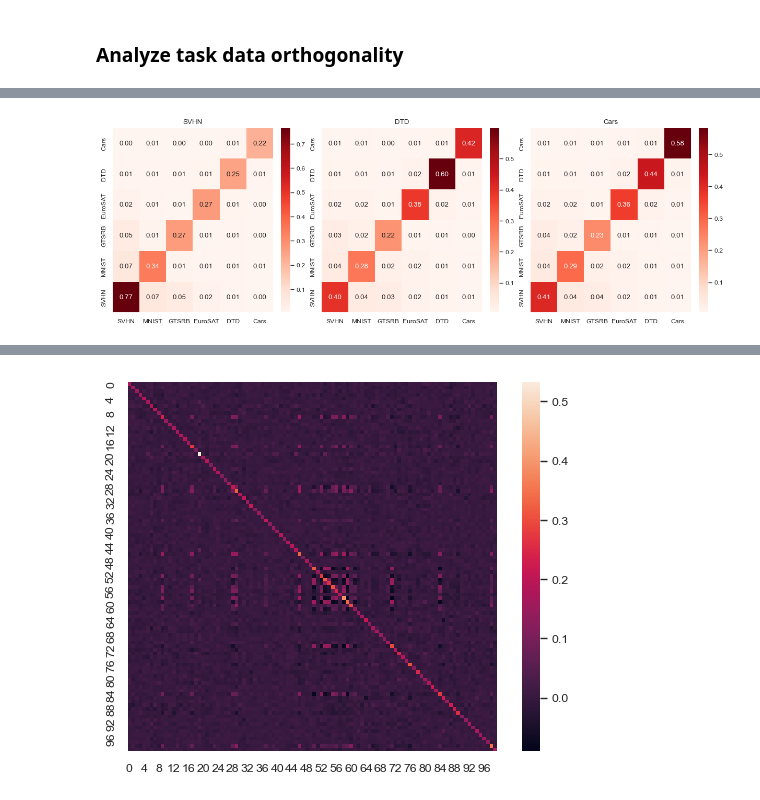
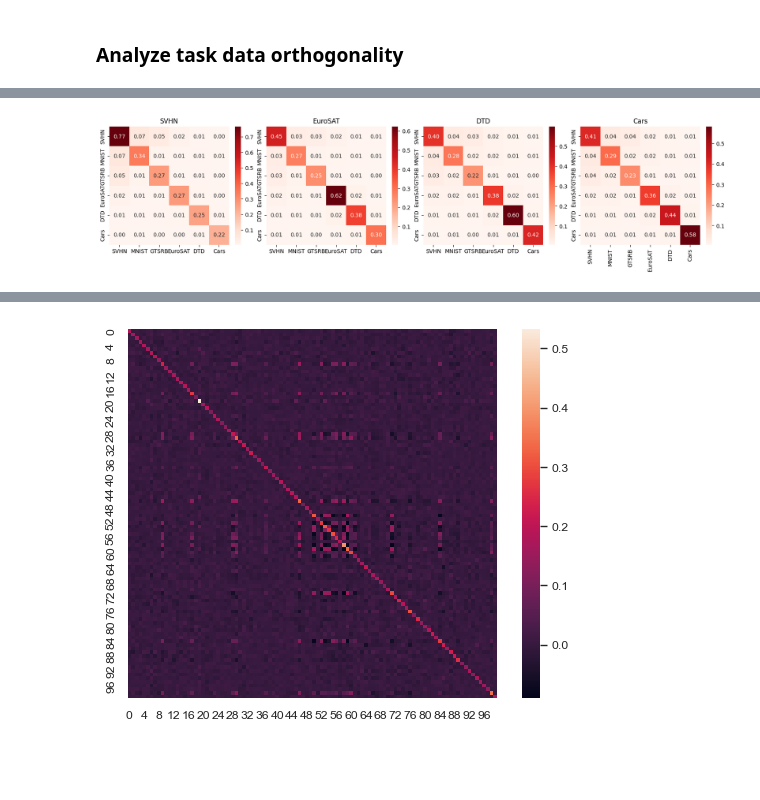
Before and after one commit to AntoAndGar/task_singular_vectors, a Jupyter notebook: anaylsis.ipynb, the cells around one changed output, grey strips where cells are left out. Cells and saved outputs as stored; diff of their text form; code cells hidden in the pictures; blank space fills up the shorter version.

Commit message:
Add EuroSAT

```diff
--- a/anaylsis.ipynb
+++ b/anaylsis.ipynb
@@ -1185,20 +1250,22 @@ torch.Size([10, 100])
 import pickle
 import os
 import os.path as osp
+import torch
 results_dir = "results"
 
 
 # 1. Load layer covariances for each task
+task_list = ['Cars', 'DTD', 'EuroSAT', 'GTSRB', 'MNIST', 'SVHN'][::-1]
 dataset_covs = {}
 for filename in [f for f in os.listdir(results_dir) if "covs" in f]:
     with open(osp.join(results_dir, filename), "rb") as f:
         covs_dict_i = pickle.load(f)
         dataset_name = filename.split('covs_')[1].split(".pkl")[0]
         dataset_covs[dataset_name] = covs_dict_i['covs']
-order = ['Cars', 'DTD', 'EuroSAT', 'GTSRB', 'MNIST', 'SVHN'][::-1]
+# order covariances
 dataset_covs = {
     k: dataset_covs[k]
-    for k in order
+    for k in task_list
     if k in dataset_covs
 }
 print("datasets_covs:", dataset_covs.keys())
@@ -1207,7 +1274,15 @@ print("datasets_covs:", dataset_covs.keys())
 with open(osp.join(results_dir, f"mats.pkl"), "rb") as f:
     mats_dict = pickle.load(f)
 mats = mats_dict['weights']
+mats_task_names = mats_dict['datasets']
 
+# Order mats
+# indices that reorder current -> desired
+mats_task_order = [mats_task_names.index(t) for t in task_list if t in mats_task_names]
+print("mask_task_order:", mats_task_order)
+# reorder each matrix
+for k in mats:
+    mats[k] = mats[k][mats_task_order]
 
 # Fix keys names
 # remove image_encoder. and .weight from keys
@@ -1302,53 +1331,40 @@ torch.Size([3, 14, 6, 6])
 trace_shape = traces.shape
 traces_mags = torch.linalg.norm(traces.reshape(N_TASKS_COV, N_LAYERS, -1), dim=-1)
 traces_normed = traces / traces_mags.reshape(N_TASKS_COV, N_LAYERS, 1, 1)
-
-# ax = sns.heatmap(
-#     traces_normed.mean(dim=1)[0].numpy(),
-#     cmap="Reds",
-#     annot=True,
-#     fmt=".2f",
-#     xticklabels=task_names,
-#     yticklabels=task_names
-# )
-# ax.invert_xaxis()
 
 import math
 import matplotlib.pyplot as plt
 import seaborn as sns
 
 labels = list(dataset_covs.keys())
 T = len(labels)
 
 ncols = min(4, T)
 nrows = math.ceil(T / ncols)
 
 fig, axes = plt.subplots(nrows, ncols, figsize=(4*ncols, 4*nrows), constrained_layout=True)
 axes = axes.flatten()
 
 for i, ax in enumerate(axes):
     if i >= T:
         ax.remove()
         continue
 
     sns.heatmap(
         traces_normed.mean(dim=1)[i].numpy(),
         cmap="Reds",
         annot=True,
         fmt=".2f",
-        xticklabels=task_names,
-        yticklabels=task_names,
+        xticklabels=task_list,
+        yticklabels=task_list,
         ax=ax,
-        # vmin=0,
-        # vmax=1.0,
-        # cbar=i == T-1,  # single colorbar
     )
     ax.set_title(labels[i])
-    ax.invert_xaxis()
+    # ax.invert_yaxis()
 
 plt.show()
 # %% [output]
-[figure, old version]
+[figure, new version]
 # %%
 import seaborn as sns
 import matplotlib.pyplot as plt
```
Also changed, not shown: parts of 13 cells of this notebook.
